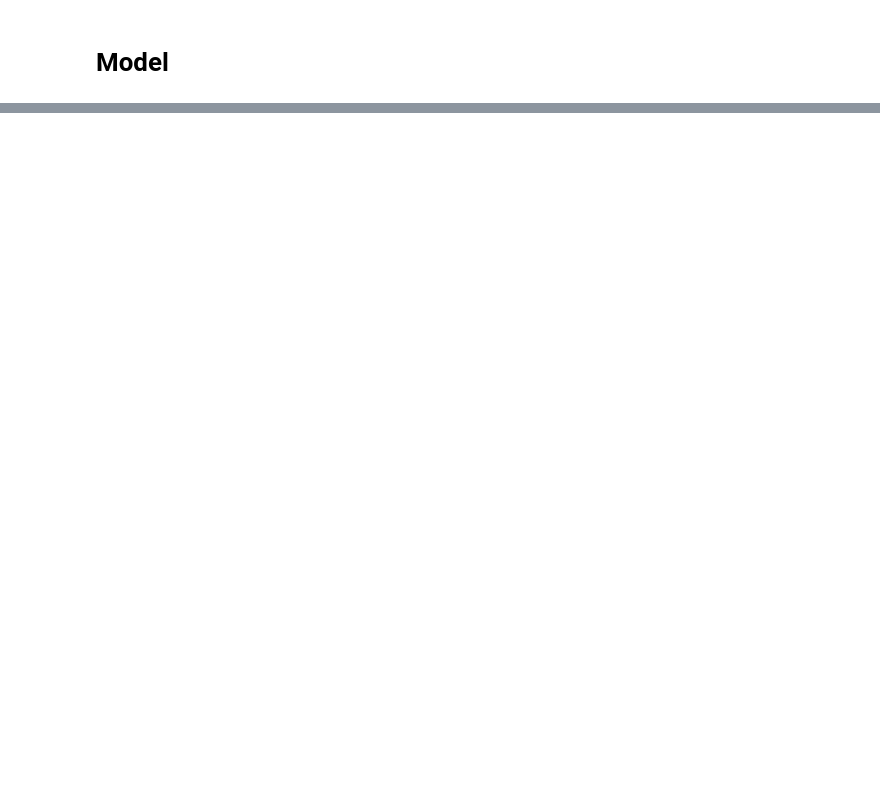
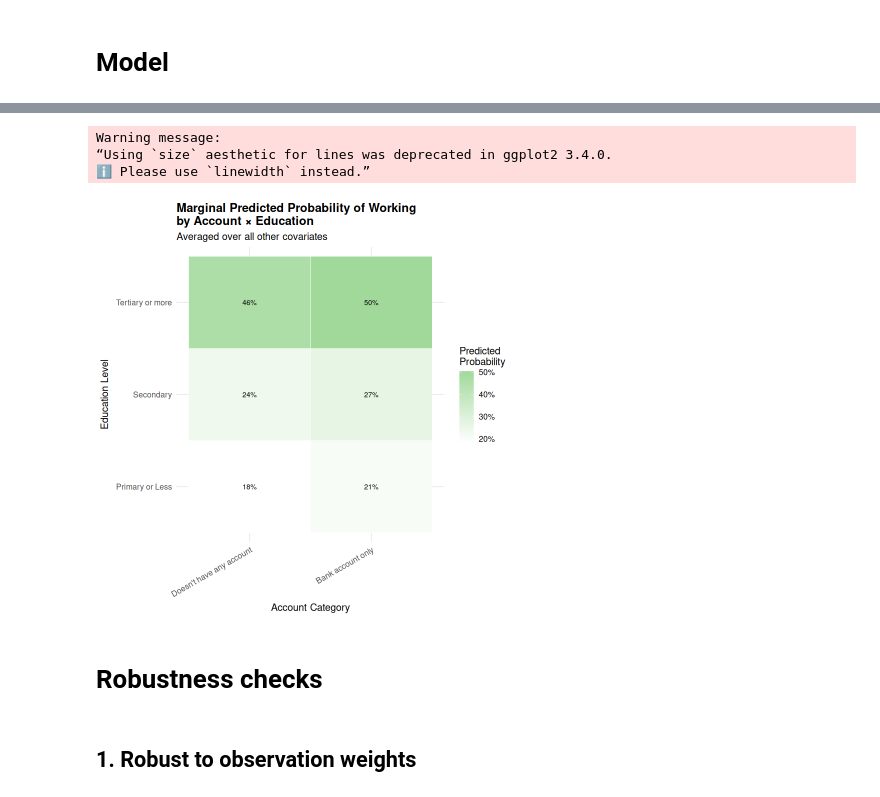
Before and after one commit to mmyousefies/gfi-iran, a Jupyter notebook: src/model.ipynb, the cells around one changed output, grey strips where cells are left out. Cells and saved outputs as stored; diff of their text form; code cells hidden in the pictures; blank space fills up the shorter version.

```diff
--- a/src/model.ipynb
+++ b/src/model.ipynb
@@ -422,0 +542,63 @@ A spec_tbl_df: 41 × 24
+# %%
+# -------------------------------------------------------------------
+# Heatmap of Predicted Probability: Account Type × Education Level
+# (White → Light Green Colorblind‐Friendly Gradient)
+# -------------------------------------------------------------------
+
+# 1) Use ggpredict() to get marginal predictions for each combination
+heatmap_df <- ggeffects::ggpredict(
+  model,
+  terms = c("account", "education_level"),
+  type  = "fixed"
+) |>
+  rename(
+    account         = x,
+    education_level = group,
+    prob             = predicted,
+    lower            = conf.low,
+    upper            = conf.high
+  ) |>
+  mutate(
+    account         = factor(account, levels = unique(account)),
+    education_level = factor(education_level, levels = unique(education_level))
+  )
+
+# 2) Plot a tile (geom_tile) where x = Account, y = Education, fill = Predicted Prob.
+heatmap_plot <- heatmap_df |>
+  ggplot(aes(
+    x    = account,
+    y    = education_level,
+    fill = prob
+  )) +
+  geom_tile(color = "white", size = 0.2) +
+  geom_text(aes(label = scales::percent(prob, accuracy = 1)), size = 3) +
+  scale_fill_gradient(
+    name   = "Predicted\nProbability",
+    low    = "white",
+    high   = "#a1d99b",
+    labels = scales::percent_format(accuracy = 1)
+  ) +
+  labs(
+    x        = "Account Category",
+    y        = "Education Level",
+    title    = "Marginal Predicted Probability of Working\nby Account × Education",
+    subtitle = "Averaged over all other covariates"
+  ) +
+  theme_minimal(base_size = 12) +
+  theme(
+    axis.text.x  = element_text(angle = 30, hjust = 1),
+    plot.title   = element_text(face = "bold"),
+    axis.title.y = element_text(vjust = 1.2)
+  )
+
+# 3) Print the heatmap
+heatmap_plot
+# %% [output]
+Warning message:
+“Using `size` aesthetic for lines was deprecated in ggplot2 3.4.0.
+ℹ Please use `linewidth` instead.”
+[figure, added]
+# %% [markdown]
+# Robustness checks
+# %% [markdown]
+## 1. Robust to observation weights
```
Also changed, not shown: parts of 59 cells of this notebook, 7 other files.
